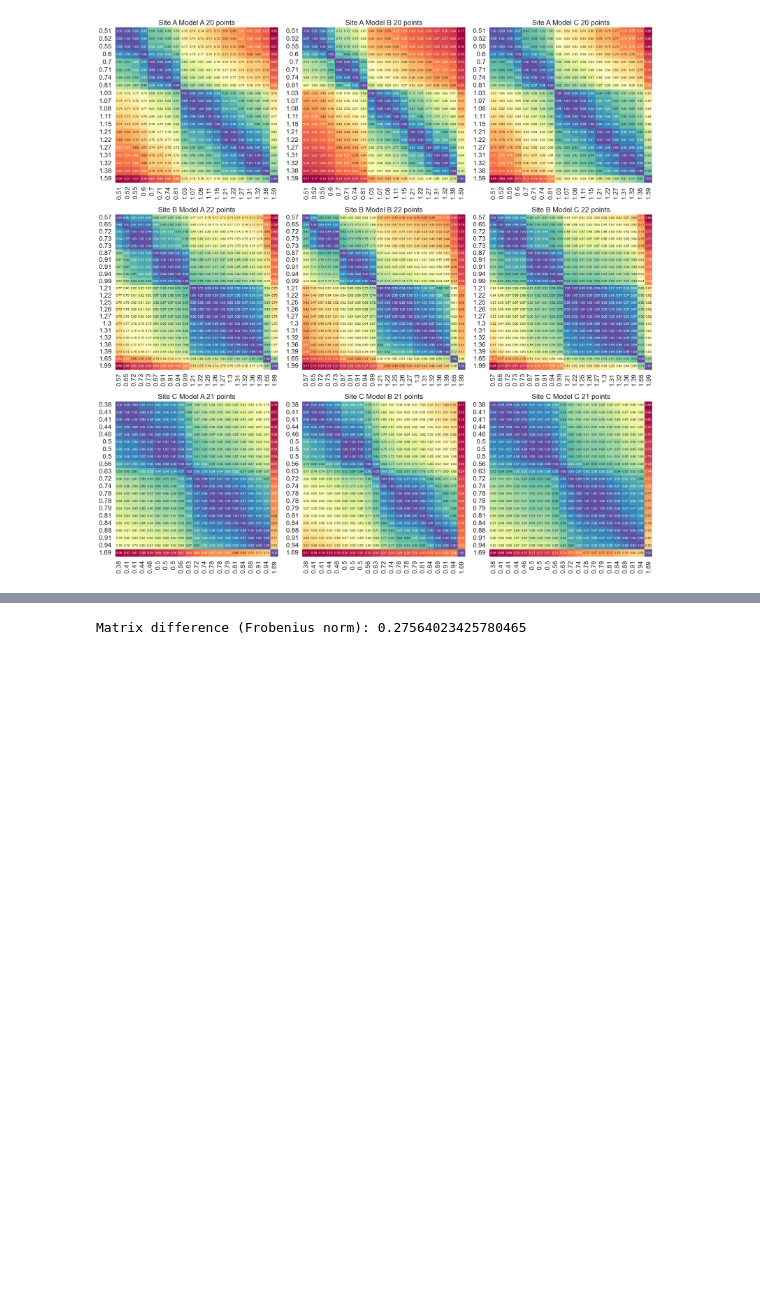
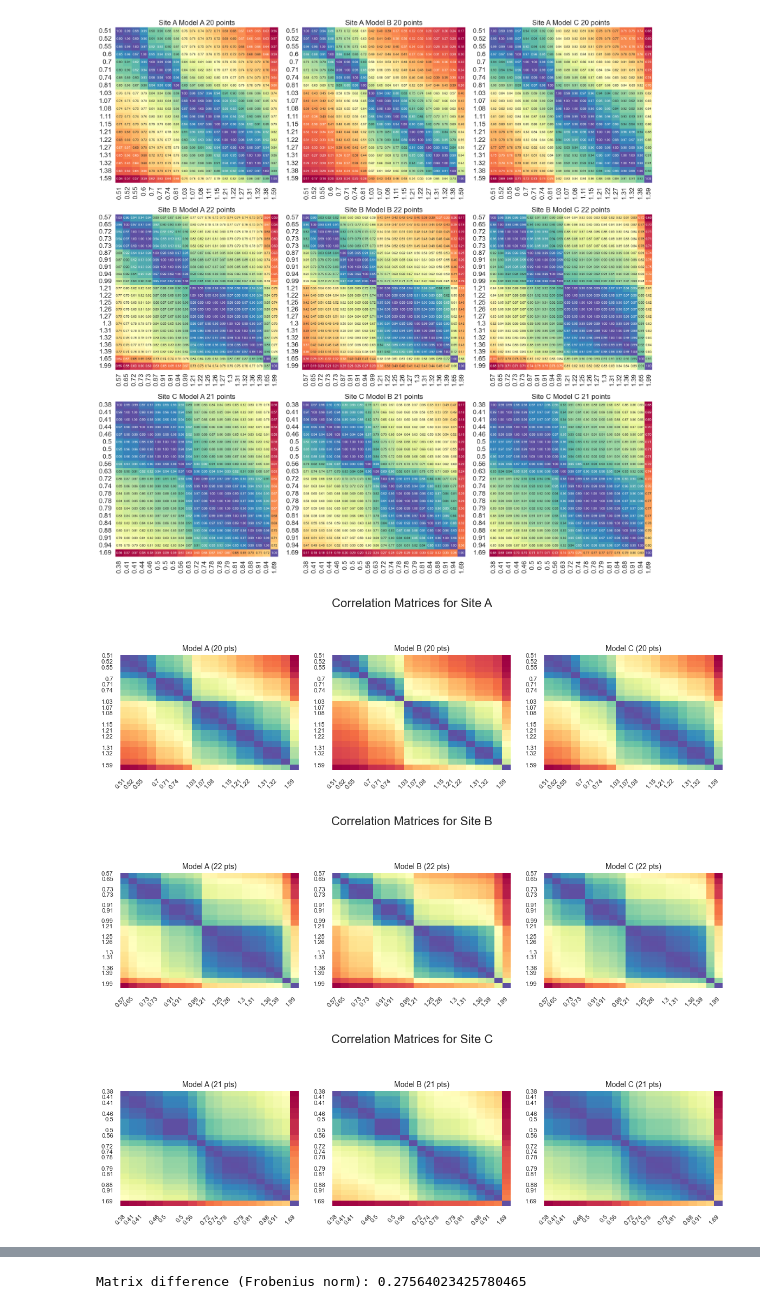
Before and after one commit to MeaganT123/Soft_Sensor_OMP, a Jupyter notebook: soft_sensing_usgs.ipynb, the cells around one changed output, grey strips where cells are left out. Cells and saved outputs as stored; diff of their text form; code cells hidden in the pictures; blank space fills up the shorter version.

```diff
--- a/soft_sensing_usgs.ipynb
+++ b/soft_sensing_usgs.ipynb
@@ -456,3 +456,71 @@ plt.tight_layout()
 plt.show()
 # %% [output]
 [figure]
+# %%
+import matplotlib.pyplot as plt
+import seaborn as sns
+import numpy as np
+
+for id, models in correlation_matrices.items():
+    num_models = len(models['num_samp'])
+    num_plots = num_models
+    nrows, ncols = 1, num_models  # Adjusted to fit all models in one row
+
+    fig, axes = plt.subplots(nrows, ncols, figsize=(4* n_cols, 4* n_rows))
+    axes = axes.flatten()
+
+    for index, (model_id, data) in enumerate(models['num_samp'].items()):
+        if index >= len(axes):
+            break
+
+        cor_mat = data['cor_matrix']
+        nx_trend = data['range']
+        n_points = len(nx_trend)
+
+        # Decide whether to annotate or use tick labels based on matrix size
+        show_ticks = n_points <= 20
+        xticks = np.round(np.sort(nx_trend), 2) if show_ticks else False
+        yticks = np.round(np.sort(nx_trend), 2) if show_ticks else False
+        nx_trend_sorted = np.sort(nx_trend)  # make sure x is sorted
+
+        # Decide how many ticks to show (15 or fewer)
+        n_total = len(nx_trend_sorted)
+        n_ticks = min(15, n_total)
+
+        # Get tick indices evenly spaced by index
+        tick_indices = np.linspace(0, n_total - 1, n_ticks, dtype=int)
+        tick_labels = np.round(nx_trend_sorted[tick_indices], 2)
+
+        sns.heatmap(
+            cor_mat,
+            cbar=False,
+            annot=False,  # turn on if n_points is small and needed
+            cmap="Spectral",
+            fmt='.2f',
+            ax=axes[index],
+            xticklabels=False,
+            yticklabels=False
+        )
+        axes[index].set_title(f'Model {model_id} ({n_points} pts)', fontsize=10)
+        # Set manual ticks and labels
+        axes[index].set_xticks(tick_indices)
+        axes[index].set_xticklabels(tick_labels, rotation=45, fontsize=8)
+
+
+        axes[index].set_yticks(tick_indices)
+        axes[index].set_yticklabels(tick_labels, fontsize=8)
+
+    # Hide any unused axes
+    for j in range(index + 1, len(axes)):
+        fig.delaxes(axes[j])
+
+    fig.suptitle(f'Correlation Matrices for Site {id}', fontsize=16)
+    plt.tight_layout(rect=[0, 0.03, 1, 0.95])
+    plt.show()
+    # Optional: save to file
+    # plt.savefig(f'correlation_matrices_site_{id}.png', dpi=150)
+    plt.close()
+# %% [output]
+[figure, added]
+[figure, added]
+[figure, added]
```
Also changed, not shown: parts of 1 cell of this notebook, 1 other file.
